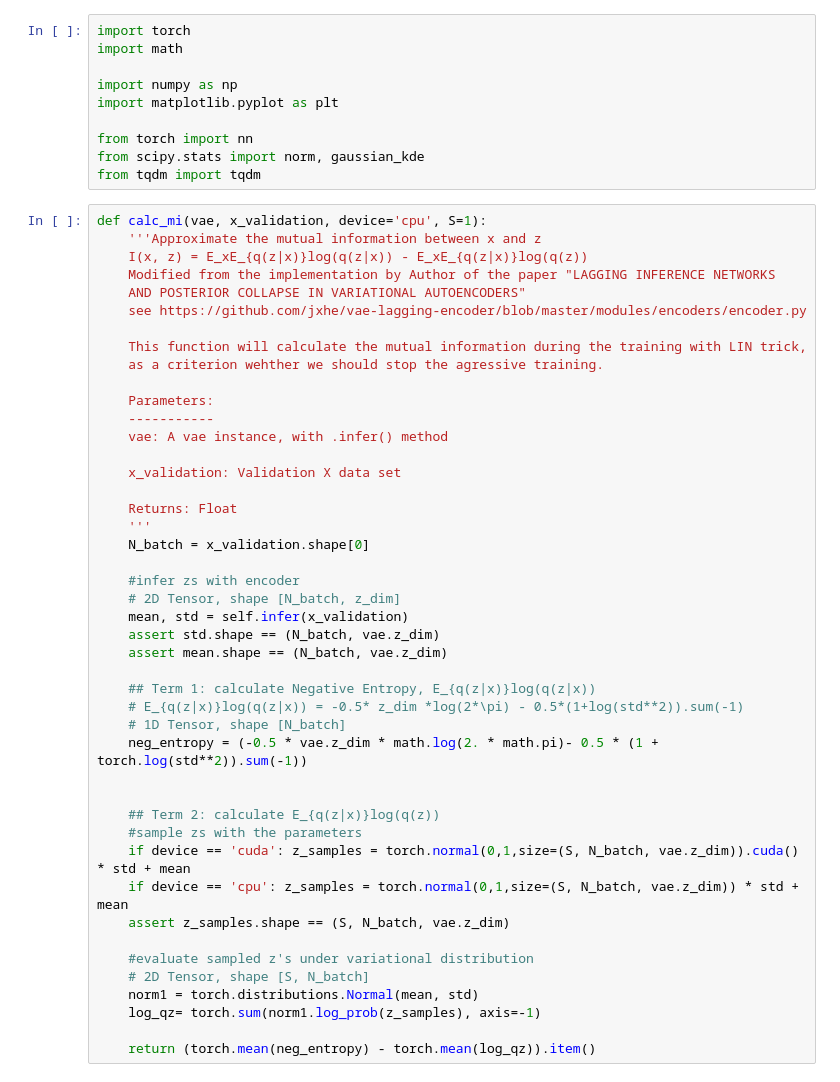
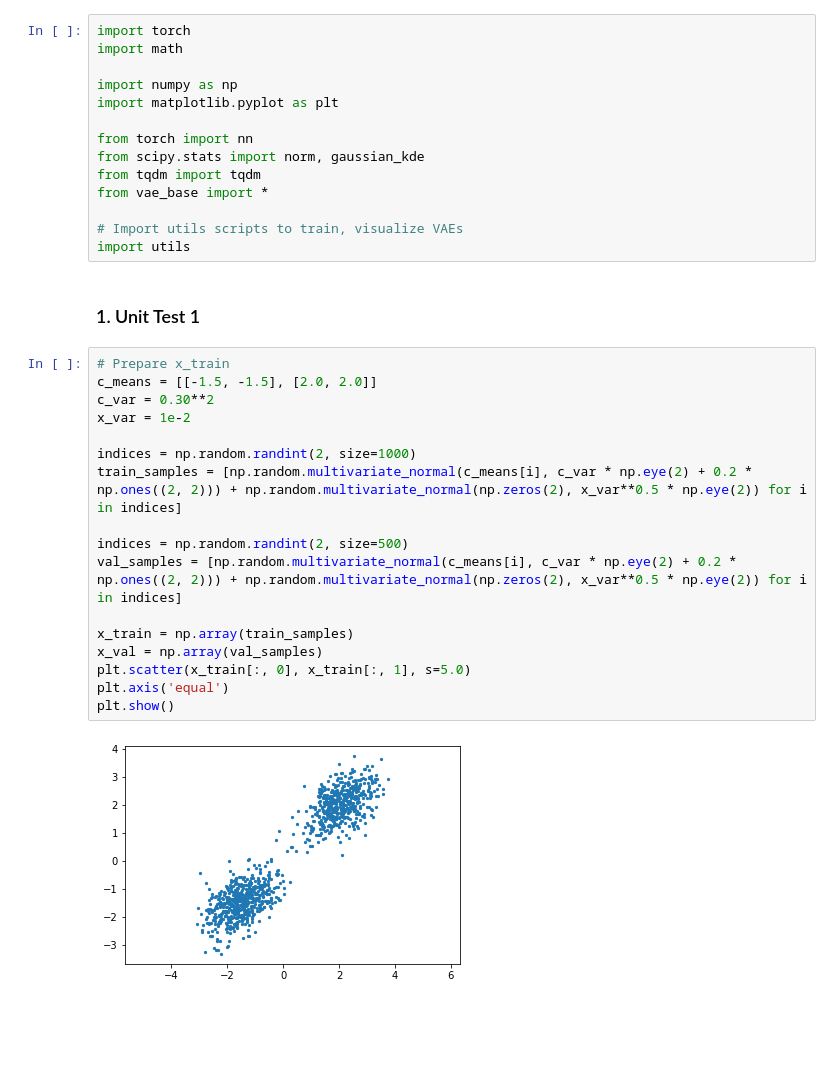
Before and after one commit to minhuanli/am207-tvo-project, a Jupyter notebook: notebooks/VAE_unit_tests_with_LIN_trick.ipynb, the cells around one changed output. Drawn from its saved outputs; the diff is of its cells as text; blank space fills up the shorter version.

```diff
--- a/notebooks/VAE_unit_tests_with_LIN_trick.ipynb
+++ b/notebooks/VAE_unit_tests_with_LIN_trick.ipynb
@@ -8,48 +8,28 @@ import matplotlib.pyplot as plt
 from torch import nn
 from scipy.stats import norm, gaussian_kde
 from tqdm import tqdm
+from vae_base import *
+
+# Import utils scripts to train, visualize VAEs
+import utils
-# %%
-def calc_mi(vae, x_validation, device='cpu', S=1):
-    '''Approximate the mutual information between x and z
-    I(x, z) = E_xE_{q(z|x)}log(q(z|x)) - E_xE_{q(z|x)}log(q(z))
-    Modified from the implementation by Author of the paper "LAGGING INFERENCE NETWORKS
-    AND POSTERIOR COLLAPSE IN VARIATIONAL AUTOENCODERS"
-    see https://github.com/jxhe/vae-lagging-encoder/blob/master/modules/encoders/encoder.py
-
-    This function will calculate the mutual information during the training with LIN trick,
-    as a criterion wehther we should stop the agressive training.
-
-    Parameters:
-    -----------
-    vae: A vae instance, with .infer() method
-
-    x_validation: Validation X data set
-
-    Returns: Float
-    '''
-    N_batch = x_validation.shape[0]
-
-    #infer zs with encoder
-    # 2D Tensor, shape [N_batch, z_dim]
-    mean, std = self.infer(x_validation)
-    assert std.shape == (N_batch, vae.z_dim)
-    assert mean.shape == (N_batch, vae.z_dim)
-
-    ## Term 1: calculate Negative Entropy, E_{q(z|x)}log(q(z|x))
-    # E_{q(z|x)}log(q(z|x)) = -0.5* z_dim *log(2*\pi) - 0.5*(1+log(std**2)).sum(-1)
-    # 1D Tensor, shape [N_batch]
-    neg_entropy = (-0.5 * vae.z_dim * math.log(2. * math.pi)- 0.5 * (1 + torch.log(std**2)).sum(-1))
-
-
-    ## Term 2: calculate E_{q(z|x)}log(q(z))
-    #sample zs with the parameters
-    if device == 'cuda': z_samples = torch.normal(0,1,size=(S, N_batch, vae.z_dim)).cuda() * std + mean
-    if device == 'cpu': z_samples = torch.normal(0,1,size=(S, N_batch, vae.z_dim)) * std + mean
-    assert z_samples.shape == (S, N_batch, vae.z_dim)
-
-    #evaluate sampled z's under variational distribution
-    # 2D Tensor, shape [S, N_batch]
-    norm1 = torch.distributions.Normal(mean, std)
-    log_qz= torch.sum(norm1.log_prob(z_samples), axis=-1)
-
-    return (torch.mean(neg_entropy) - torch.mean(log_qz)).item()
+# %% [markdown]
+### 1. Unit Test 1
+# %%
+# Prepare x_train
+c_means = [[-1.5, -1.5], [2.0, 2.0]]
+c_var = 0.30**2
+x_var = 1e-2
+
+indices = np.random.randint(2, size=1000)
+train_samples = [np.random.multivariate_normal(c_means[i], c_var * np.eye(2) + 0.2 * np.ones((2, 2))) + np.random.multivariate_normal(np.zeros(2), x_var**0.5 * np.eye(2)) for i in indices]
+
+indices = np.random.randint(2, size=500)
+val_samples = [np.random.multivariate_normal(c_means[i], c_var * np.eye(2) + 0.2 * np.ones((2, 2))) + np.random.multivariate_normal(np.zeros(2), x_var**0.5 * np.eye(2)) for i in indices]
+
+x_train = np.array(train_samples)
+x_val = np.array(val_samples)
+plt.scatter(x_train[:, 0], x_train[:, 1], s=5.0)
+plt.axis('equal')
+plt.show()
+# %% [output]
+[figure, added]
```
Also changed, not shown: parts of 10 cells of this notebook, 3 other files.
